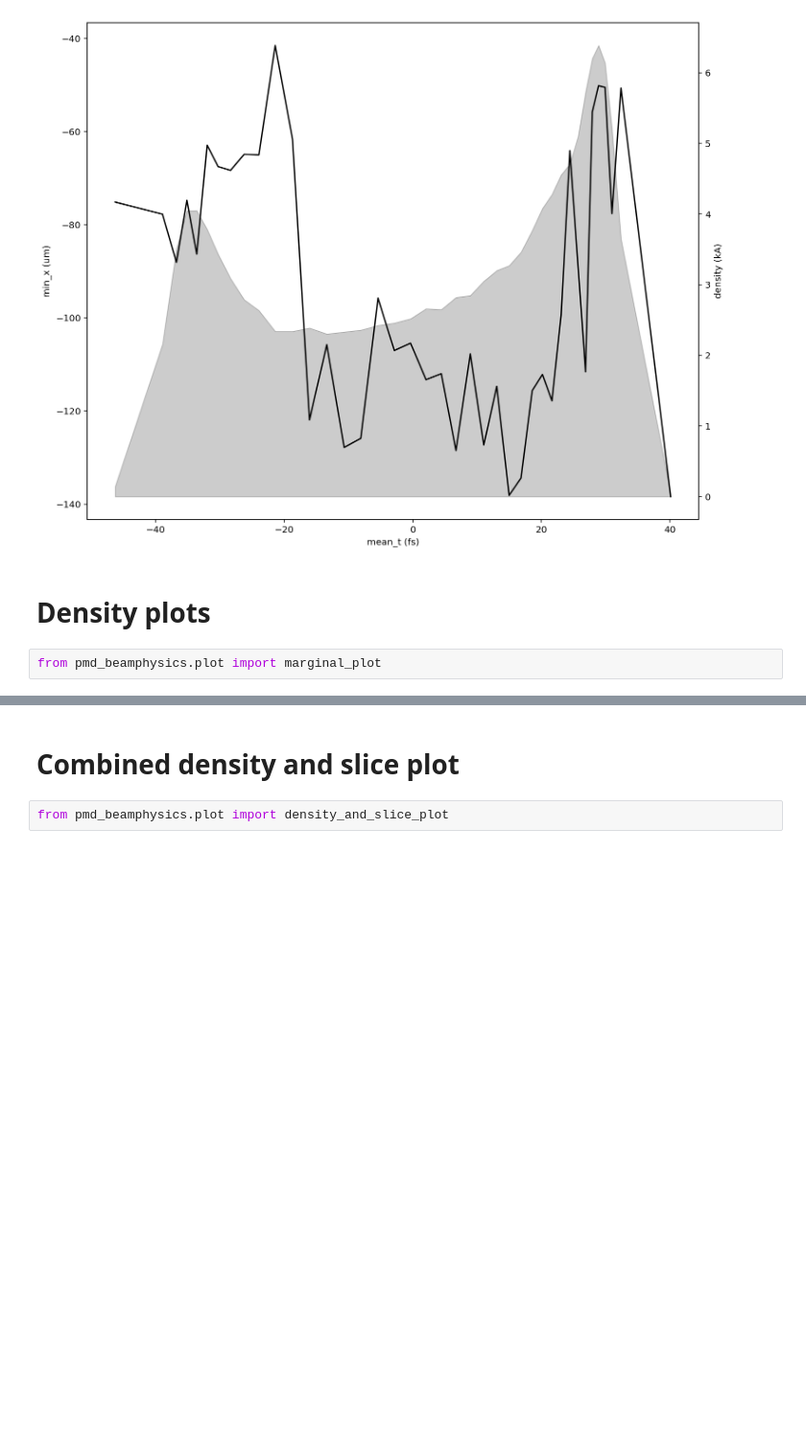
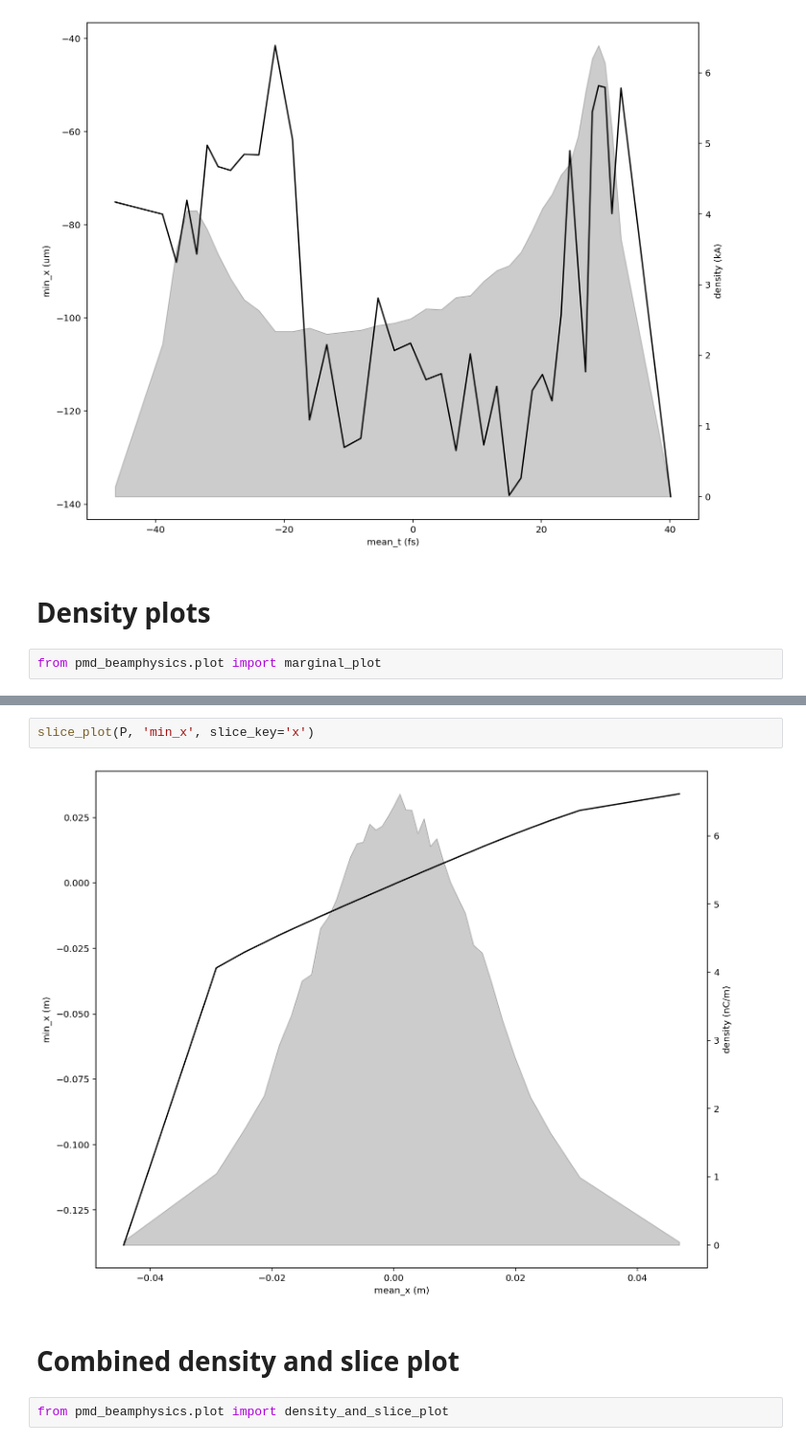
Before and after one commit to ChristopherMayes/openPMD-beamphysics, a Jupyter notebook: examples/plot_examples.ipynb, the cells around one changed output, grey strips where cells are left out. Shown at 96% size. Saved outputs shown, nothing was run; the diff lists cells and outputs as text; blank space fills up the shorter version.

```diff
--- a/examples/plot_examples.ipynb
+++ b/examples/plot_examples.ipynb
@@ -67,3 +72,7 @@ marginal_plot(P, 't', 'energy', bins=150)
+# %%
+slice_plot(P, 'min_x', slice_key='x')
+# %% [output]
+[figure, added]
 # %% [markdown]
 # Combined density and slice plot
 # %%
```
Also changed, not shown: parts of 3 cells of this notebook, 6 other files.
